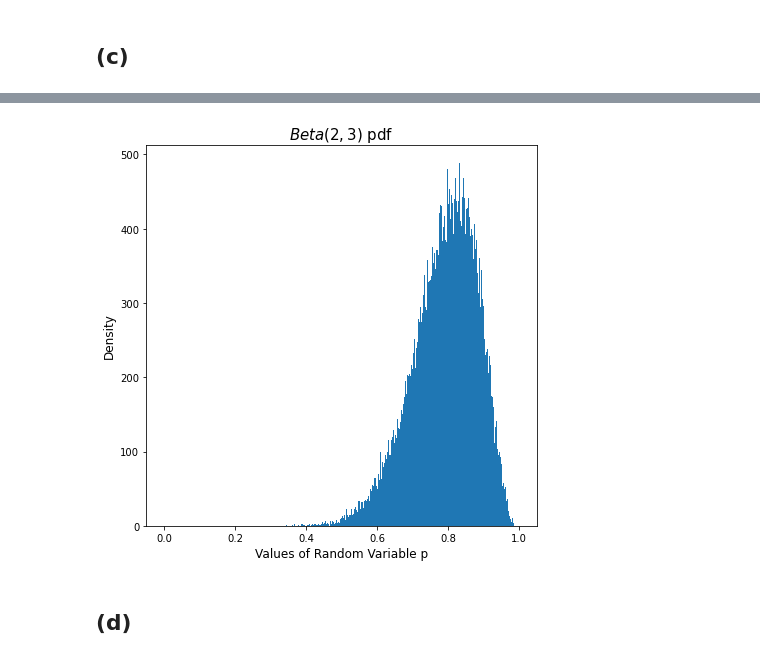
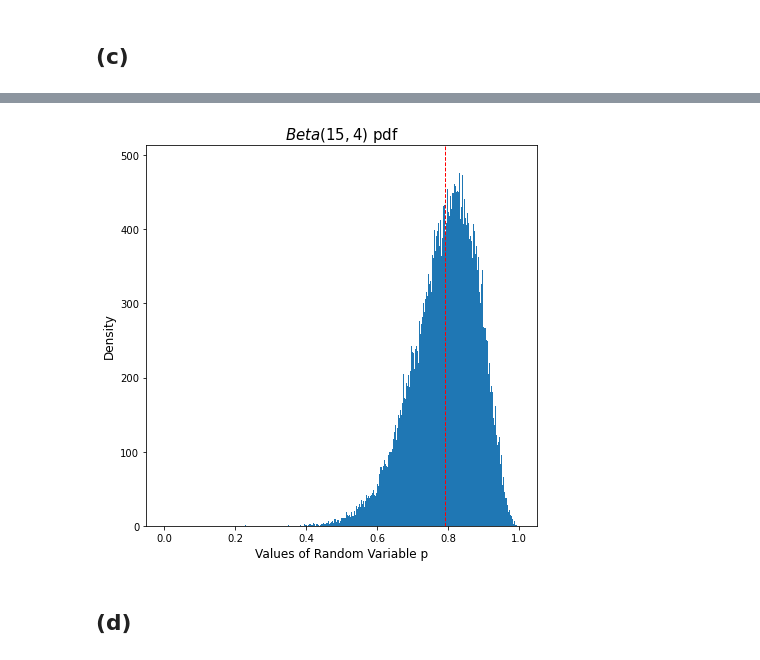
Before and after one commit to thutrangluu/Assignment_Stat, a Jupyter notebook: Assignment 1 Statistics.ipynb, the cells around one changed output, grey strips where cells are left out. Cells and saved outputs as stored; diff of their text form; code cells hidden in the pictures.

```diff
--- a/Assignment 1 Statistics.ipynb
+++ b/Assignment 1 Statistics.ipynb
@@ -261,20 +262,21 @@ plt.show()
 # %%
 import numpy as np
 import matplotlib.pyplot as plt
 
 # Set the shape paremeters
 a, b = 15, 4
 # Generate the value between
 p = np.random.beta(a,b,200000)
 
 plt.figure(figsize=(7,7))
 bins = np.linspace(0,1,2000)
 plt.hist(p, bins = bins)
-plt.title('$Beta(2,3)$ pdf', fontsize='15')
+plt.title('$Beta(15,4)$ pdf', fontsize='15')
 plt.xlabel('Values of Random Variable p', fontsize='12')
 plt.ylabel('Density', fontsize='12')
+plt.axvline(p.mean(), color='r', linestyle='dashed', linewidth=1)
 plt.show()
 # %% [output]
-[figure, old version]
+[figure, new version]
 # %% [markdown]
 ## (d)
```
Also changed, not shown: parts of 2 cells of this notebook.
